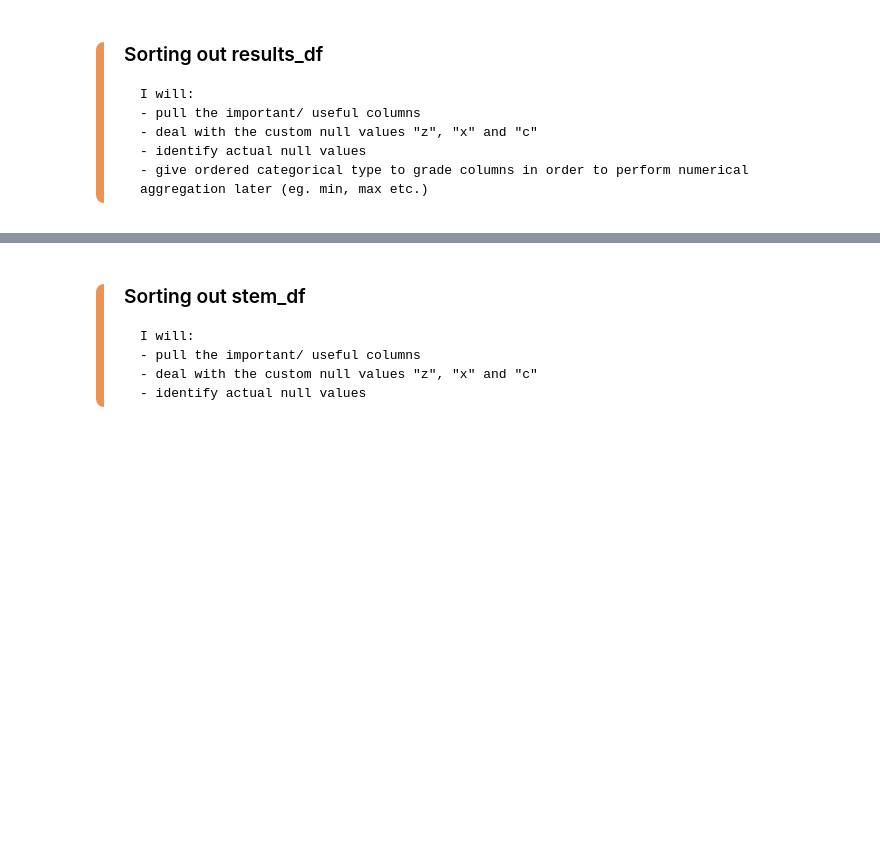
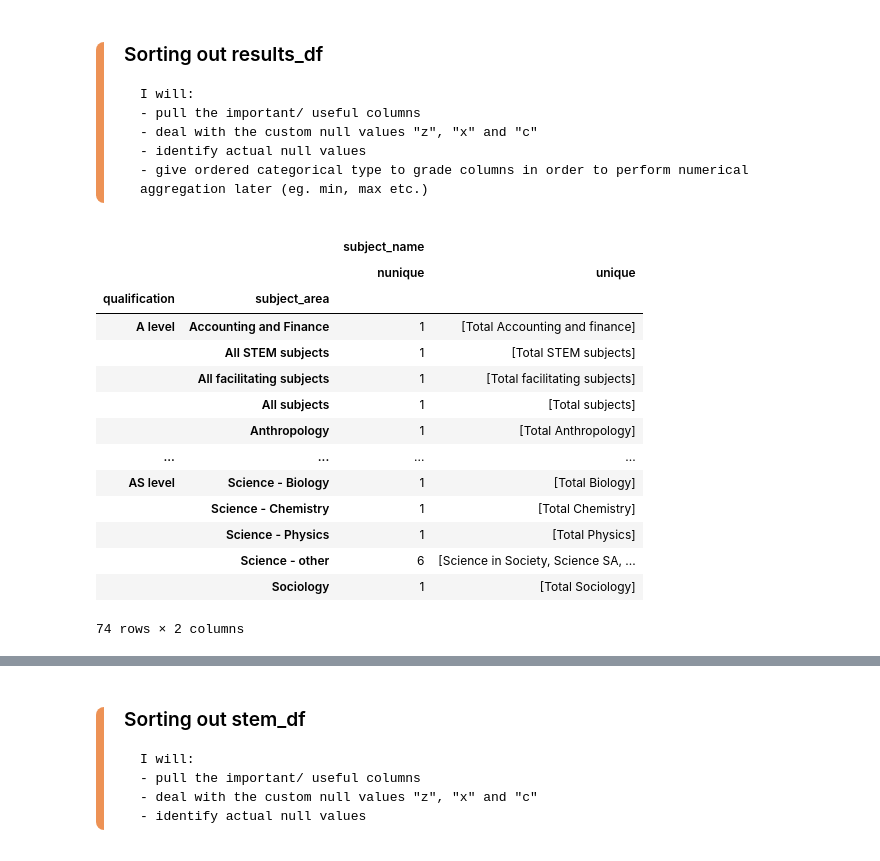
Before and after one commit to LSE-ME204/me204-2025-project-tkar9901, a Jupyter notebook: notebooks/NB01_Data_Collection.ipynb, the cells around one changed output, grey strips where cells are left out. Saved outputs shown, nothing was run; the diff lists cells and outputs as text; code cells hidden in the pictures; blank space fills up the shorter version.

```diff
--- a/notebooks/NB01_Data_Collection.ipynb
+++ b/notebooks/NB01_Data_Collection.ipynb
@@ -198,4 +260,22 @@ with open(retention_path, "w") as f:
 
 
 </div>
+# %%
+results_df.groupby(["qualification", "subject_area"]).agg({"subject_name": ["nunique", "unique"]})
+# %% [output]
+|  |  | subject_name |  |
+|  |  | nunique | unique |
+| qualification | subject_area |  |  |
+| A level | Accounting and Finance | 1 | [Total Accounting and finance] |
+|  | All STEM subjects | 1 | [Total STEM subjects] |
+|  | All facilitating subjects | 1 | [Total facilitating subjects] |
+|  | All subjects | 1 | [Total subjects] |
+|  | Anthropology | 1 | [Total Anthropology] |
+| ... | ... | ... | ... |
+| AS level | Science - Biology | 1 | [Total Biology] |
+|  | Science - Chemistry | 1 | [Total Chemistry] |
+|  | Science - Physics | 1 | [Total Physics] |
+|  | Science - other | 6 | [Science in Society, Science SA, ... |
+|  | Sociology | 1 | [Total Sociology] |
+74 rows × 2 columns
 # %%
```
Also changed, not shown: parts of 26 cells of this notebook, 15 other files.
